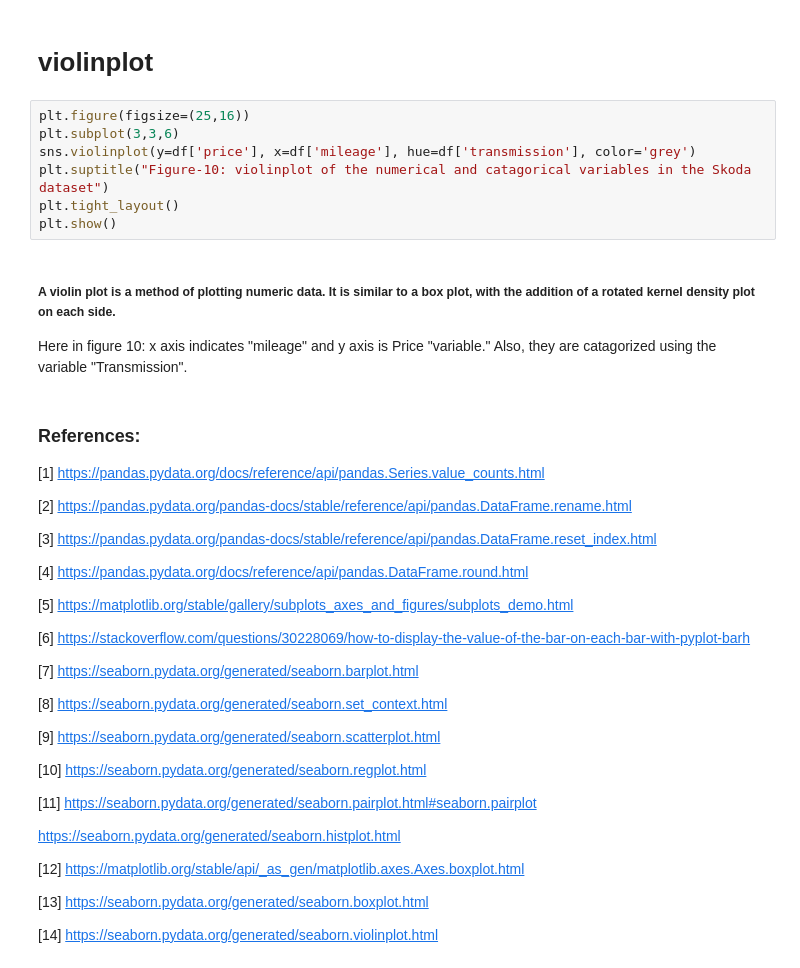
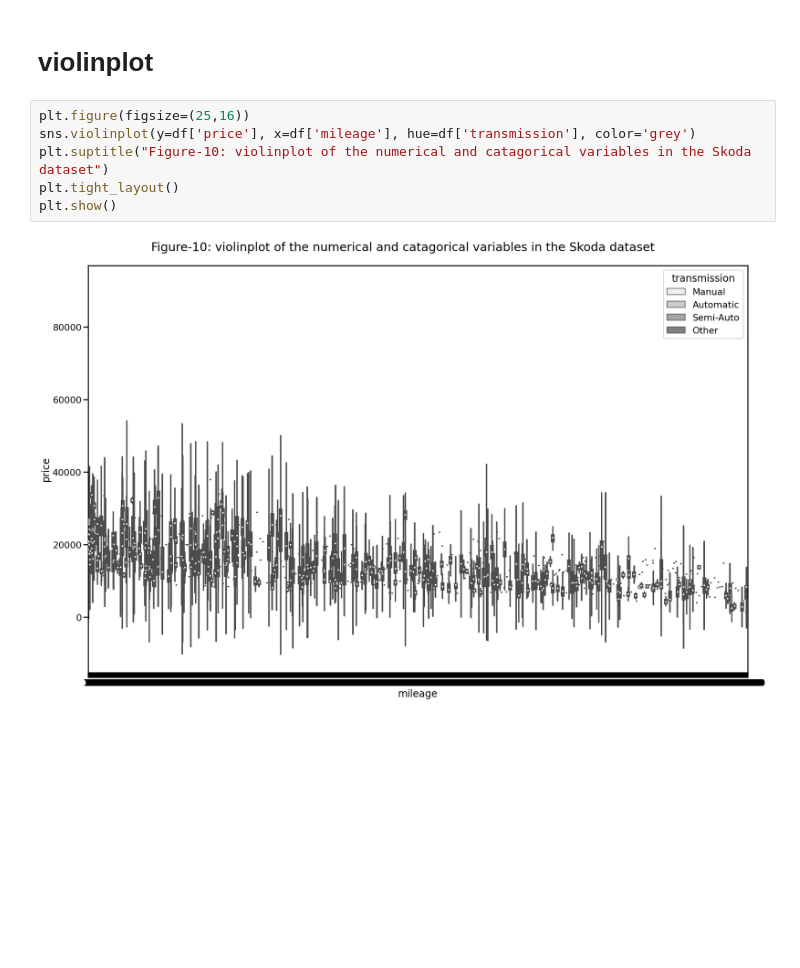
Before and after one commit to Karobi-16/skoda_used_car_analysis, a Jupyter notebook: skoda_used_car_EDA.ipynb, the cells around one changed output. Cells and saved outputs as stored; diff of their text form; blank space fills up the shorter version.

```diff
--- a/skoda_used_car_EDA.ipynb
+++ b/skoda_used_car_EDA.ipynb
@@ -257,45 +257,9 @@ The upper and lower whiskers represent scores outside the middle 50%. Whiskers o
 # violinplot
 # %%
 plt.figure(figsize=(25,16))
-plt.subplot(3,3,6)
 sns.violinplot(y=df['price'], x=df['mileage'], hue=df['transmission'], color='grey')
 plt.suptitle("Figure-10: violinplot of the numerical and catagorical variables in the Skoda dataset")
 plt.tight_layout()
 plt.show()
+# %% [output]
+[figure, added]
-# %% [markdown]
-##### A violin plot is a method of plotting numeric data. It is similar to a box plot, with the addition of a rotated kernel density plot on each side.
-
-Here in figure 10: x axis indicates "mileage" and y axis is Price "variable." Also, they are catagorized using the variable "Transmission".
-# %% [markdown]
-### References:
-
-[1] https://pandas.pydata.org/docs/reference/api/pandas.Series.value_counts.html
-
-[2] https://pandas.pydata.org/pandas-docs/stable/reference/api/pandas.DataFrame.rename.html
-
-[3] https://pandas.pydata.org/pandas-docs/stable/reference/api/pandas.DataFrame.reset_index.html
-
-[4] https://pandas.pydata.org/docs/reference/api/pandas.DataFrame.round.html
-
-[5] https://matplotlib.org/stable/gallery/subplots_axes_and_figures/subplots_demo.html
-
-[6] https://stackoverflow.com/questions/30228069/how-to-display-the-value-of-the-bar-on-each-bar-with-pyplot-barh
-
-[7] https://seaborn.pydata.org/generated/seaborn.barplot.html
-
-[8] https://seaborn.pydata.org/generated/seaborn.set_context.html
-
-
-[9] https://seaborn.pydata.org/generated/seaborn.scatterplot.html
-
-[10] https://seaborn.pydata.org/generated/seaborn.regplot.html
-
-[11] https://seaborn.pydata.org/generated/seaborn.pairplot.html#seaborn.pairplot
-
-https://seaborn.pydata.org/generated/seaborn.histplot.html
-
-[12] https://matplotlib.org/stable/api/_as_gen/matplotlib.axes.Axes.boxplot.html
-
-[13] https://seaborn.pydata.org/generated/seaborn.boxplot.html
-
-[14] https://seaborn.pydata.org/generated/seaborn.violinplot.html
```
Also changed, not shown: parts of 17 cells of this notebook.
